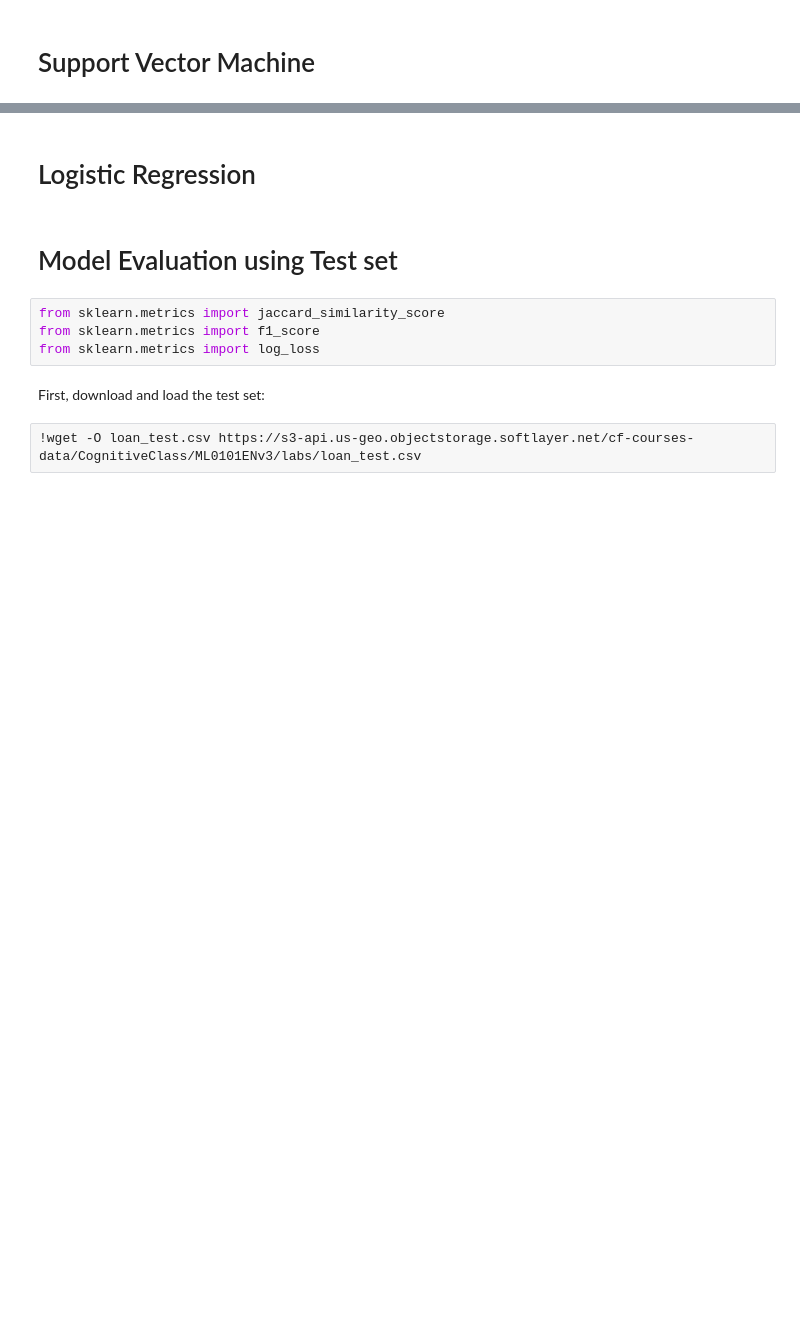
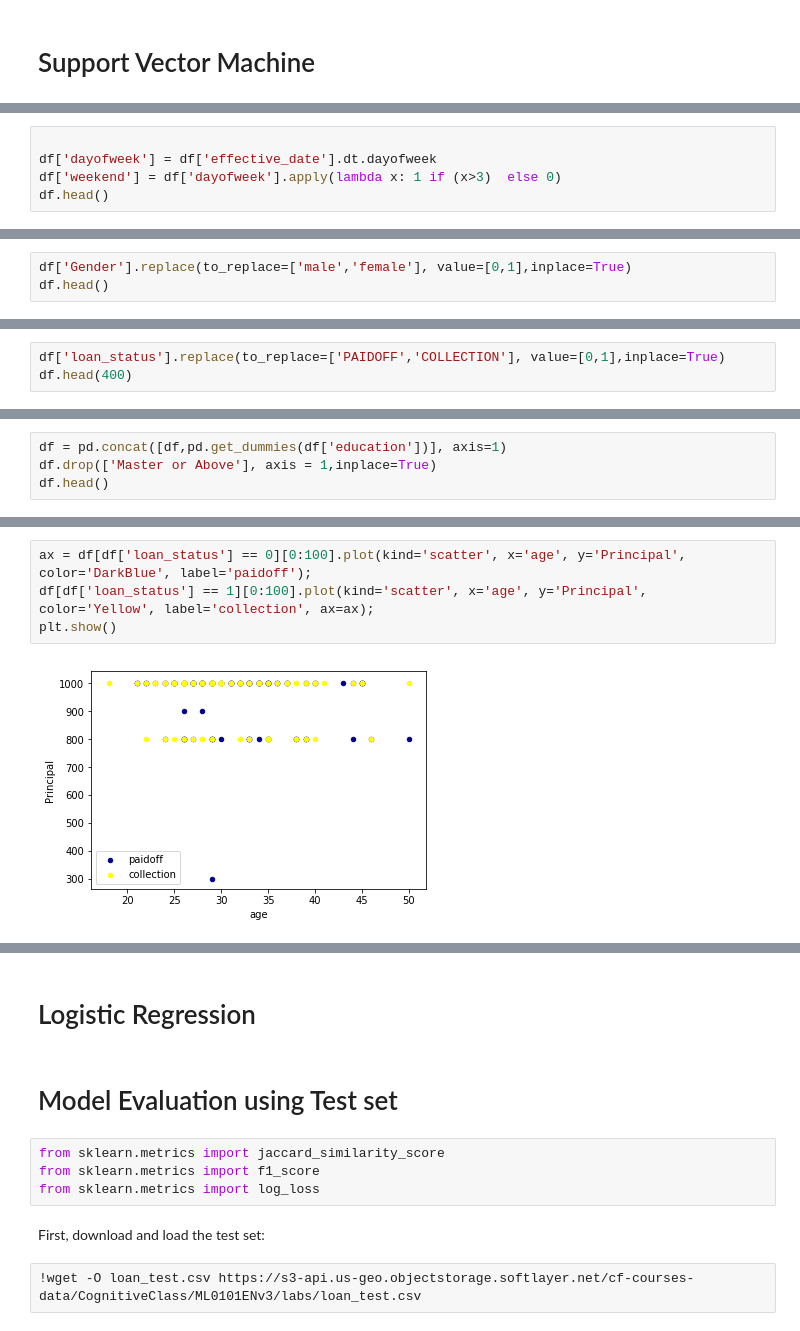
Before and after one commit to unimbekar/machine-learning, a Jupyter notebook: Upen First ML Notebook for Coursera.ipynb, the cells around one changed output, grey strips where cells are left out. Drawn from its saved outputs; the diff is of its cells as text; blank space fills up the shorter version.

```diff
--- a/Upen First ML Notebook for Coursera.ipynb
+++ b/Upen First ML Notebook for Coursera.ipynb
@@ -656,0 +716,5 @@ plt.imshow(img,interpolation='nearest')
+# %%
+
+df['dayofweek'] = df['effective_date'].dt.dayofweek
+df['weekend'] = df['dayofweek'].apply(lambda x: 1 if (x>3)  else 0)
+df.head()
@@ -656,0 +728,3 @@ plt.imshow(img,interpolation='nearest')
+# %%
+df['Gender'].replace(to_replace=['male','female'], value=[0,1],inplace=True)
+df.head()
@@ -656,0 +738,3 @@ plt.imshow(img,interpolation='nearest')
+# %%
+df['loan_status'].replace(to_replace=['PAIDOFF','COLLECTION'], value=[0,1],inplace=True)
+df.head(400)
@@ -656,0 +769,4 @@ plt.imshow(img,interpolation='nearest')
+# %%
+df = pd.concat([df,pd.get_dummies(df['education'])], axis=1)
+df.drop(['Master or Above'], axis = 1,inplace=True)
+df.head()
@@ -656,0 +780,6 @@ plt.imshow(img,interpolation='nearest')
+# %%
+ax = df[df['loan_status'] == 0][0:100].plot(kind='scatter', x='age', y='Principal', color='DarkBlue', label='paidoff');
+df[df['loan_status'] == 1][0:100].plot(kind='scatter', x='age', y='Principal', color='Yellow', label='collection', ax=ax);
+plt.show()
+# %% [output]
+[figure, added]
```
Also changed, not shown: parts of 29 cells of this notebook.
